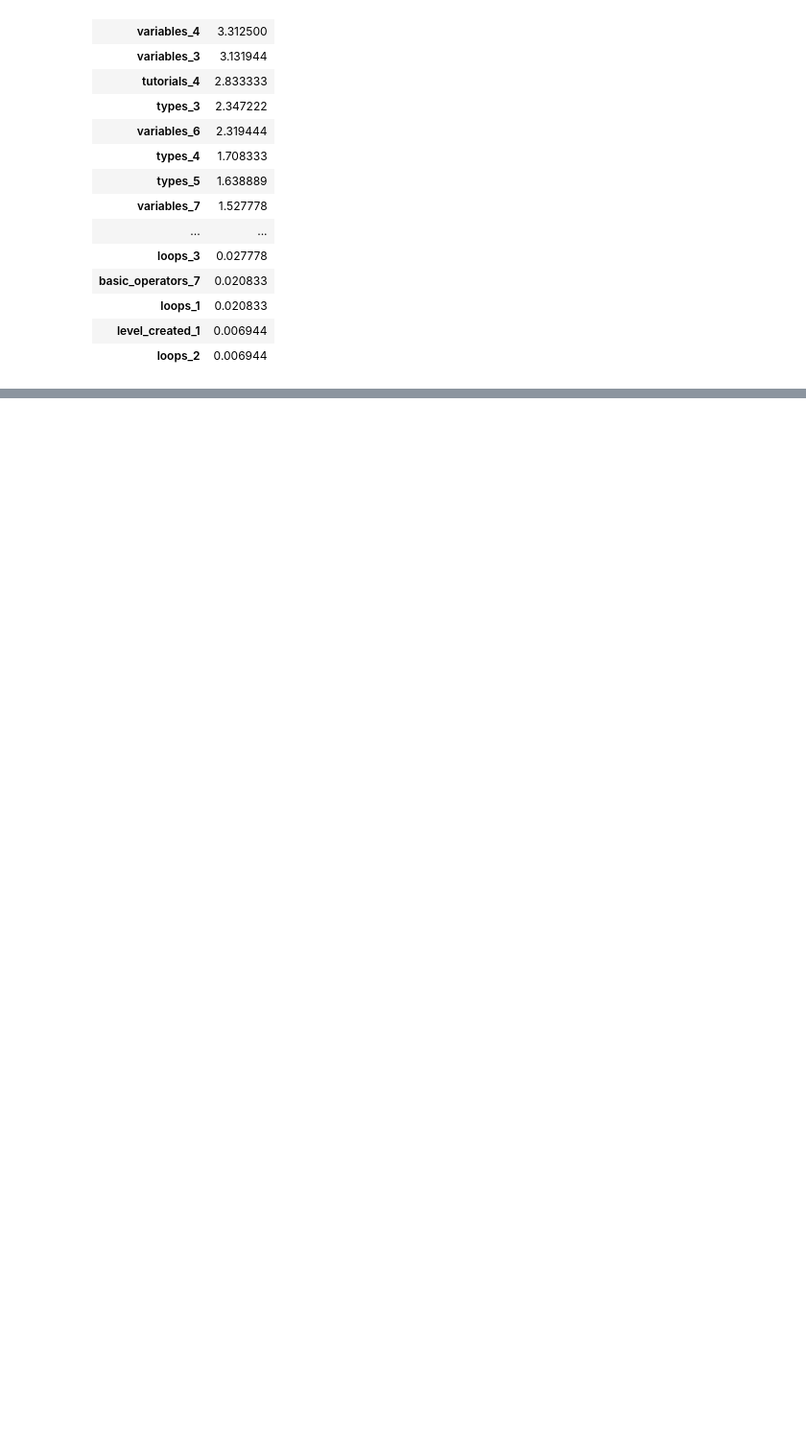
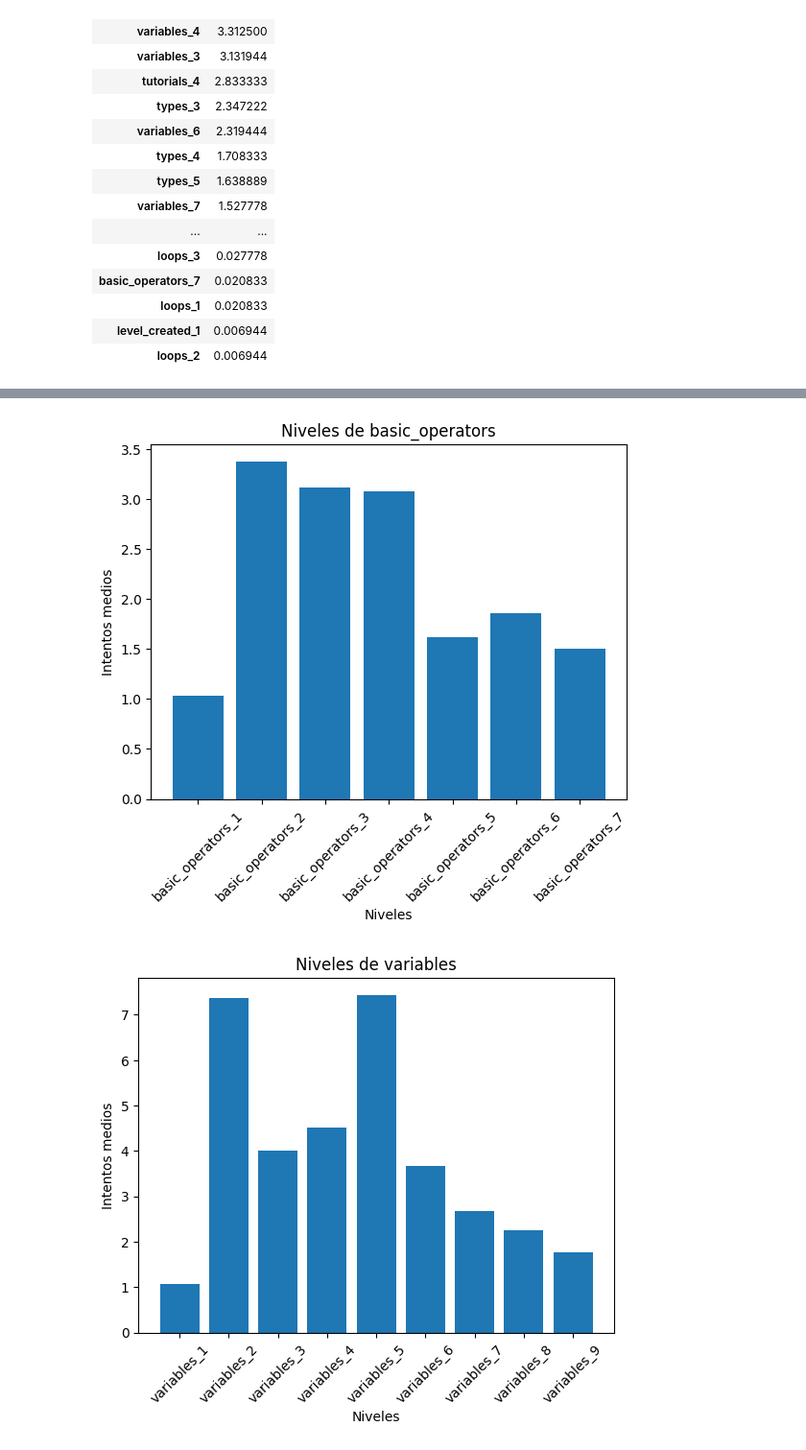
Before and after one commit to angelhort/TFG_Articoding_22-23, a Jupyter notebook: ayudaGuia.ipynb, the cells around one changed output, grey strips where cells are left out. Shown at 96% size. Saved outputs shown, nothing was run; the diff lists cells and outputs as text; code cells hidden in the pictures; blank space fills up the shorter version.

```diff
--- a/ayudaGuia.ipynb
+++ b/ayudaGuia.ipynb
@@ -179,0 +231,31 @@ pd.DataFrame(ranking)
+# %%
+import re
+import matplotlib.pyplot as plt
+
+def plot_levels(levels):
+    levels_by_category = {}
+
+    for level in levels:
+        level_name, level_value = level
+        match = re.search(r'(.*)_(\d+)', level_name)
+        if match:
+            level_category, level_num = match.group(1), int(match.group(2))
+            if level_category not in levels_by_category:
+                levels_by_category[level_category] = []
+            levels_by_category[level_category].append((level_num, level_value))
+
+    for category, category_levels in levels_by_category.items():
+        category_levels.sort()
+        values = [v for n, v in category_levels]
+        levels_names = [f"{category}_{n}" for n, v in category_levels]
+        fig, ax = plt.subplots()
+        ax.bar(levels_names, values)
+        ax.set_title(f"Niveles de {category}")
+        ax.set_xlabel("Niveles")
+        ax.set_ylabel("Intentos medios")
+        plt.xticks(rotation=45)
+
+plot_levels(levels)
+# %% [output]
+[figure, added]
+[figure, added]
```
Also changed, not shown: parts of 5 cells of this notebook.
